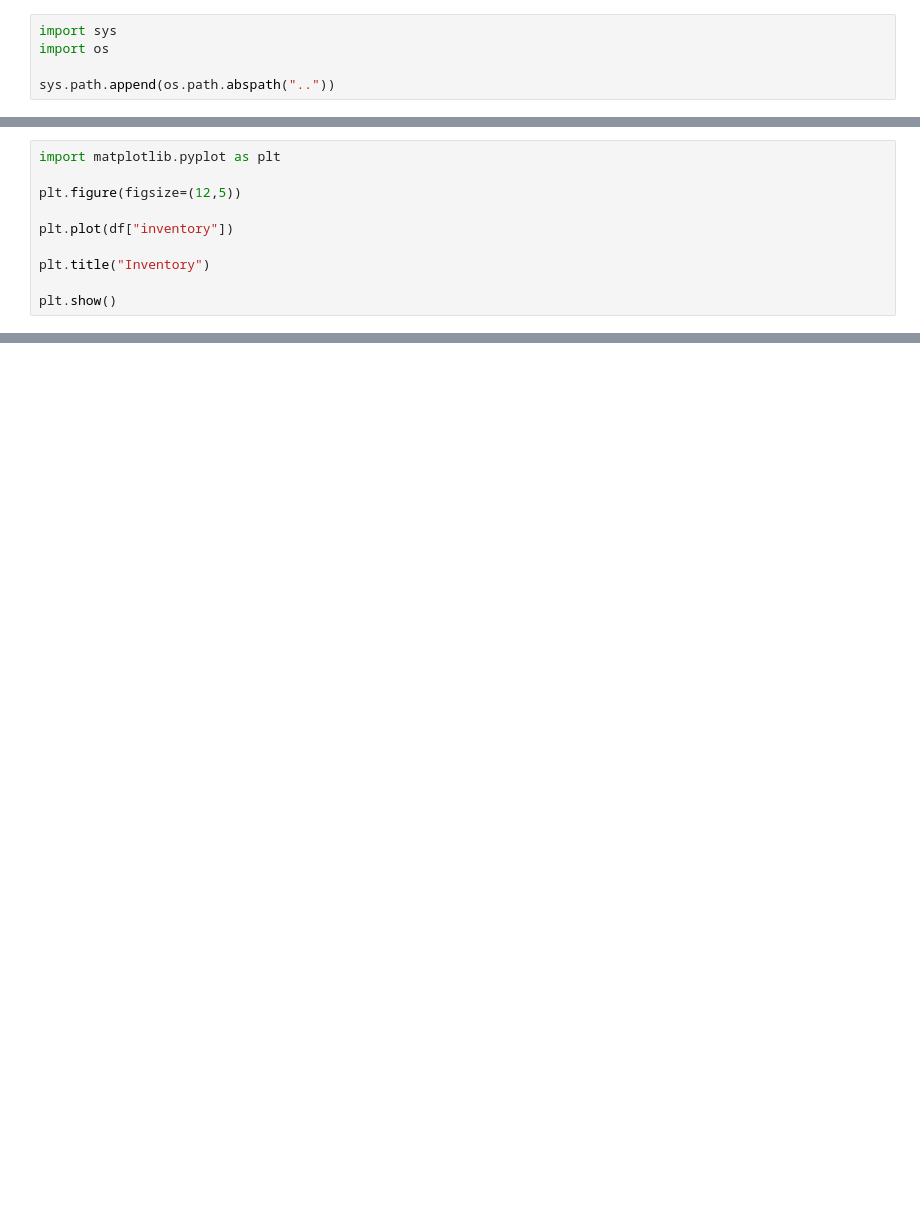
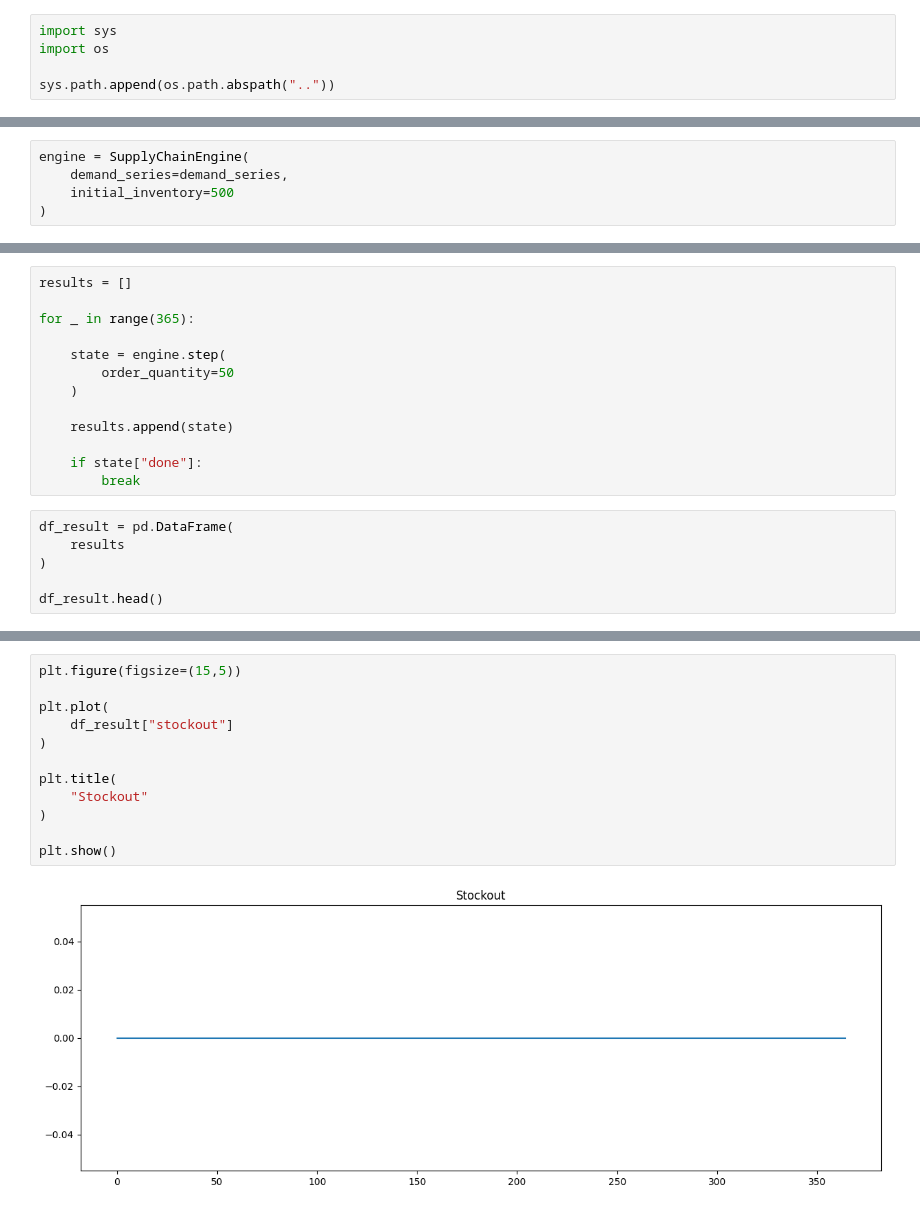
Before and after one commit to CallmeTruong/CausalRL-SupplyChain, a Jupyter notebook: notebooks/02_simulator_test.ipynb, the cells around one changed output, grey strips where cells are left out. Drawn from its saved outputs; the diff is of its cells as text; blank space fills up the shorter version.

```diff
--- a/notebooks/02_simulator_test.ipynb
+++ b/notebooks/02_simulator_test.ipynb
@@ -41,10 +27,5 @@ print(df.head())
 # %%
-import matplotlib.pyplot as plt
-
-plt.figure(figsize=(12,5))
-
-plt.plot(df["inventory"])
-
-plt.title("Inventory")
-
-plt.show()
+engine = SupplyChainEngine(
+    demand_series=demand_series,
+    initial_inventory=500
+)
@@ -52,0 +34,19 @@ plt.show()
+# %%
+results = []
+
+for _ in range(365):
+
+    state = engine.step(
+        order_quantity=50
+    )
+
+    results.append(state)
+
+    if state["done"]:
+        break
+# %%
+df_result = pd.DataFrame(
+    results
+)
+
+df_result.head()
@@ -52,0 +76,14 @@ plt.show()
+# %%
+plt.figure(figsize=(15,5))
+
+plt.plot(
+    df_result["stockout"]
+)
+
+plt.title(
+    "Stockout"
+)
+
+plt.show()
+# %% [output]
+[figure, added]
```
Also changed, not shown: parts of 9 cells of this notebook, 4 other files.
